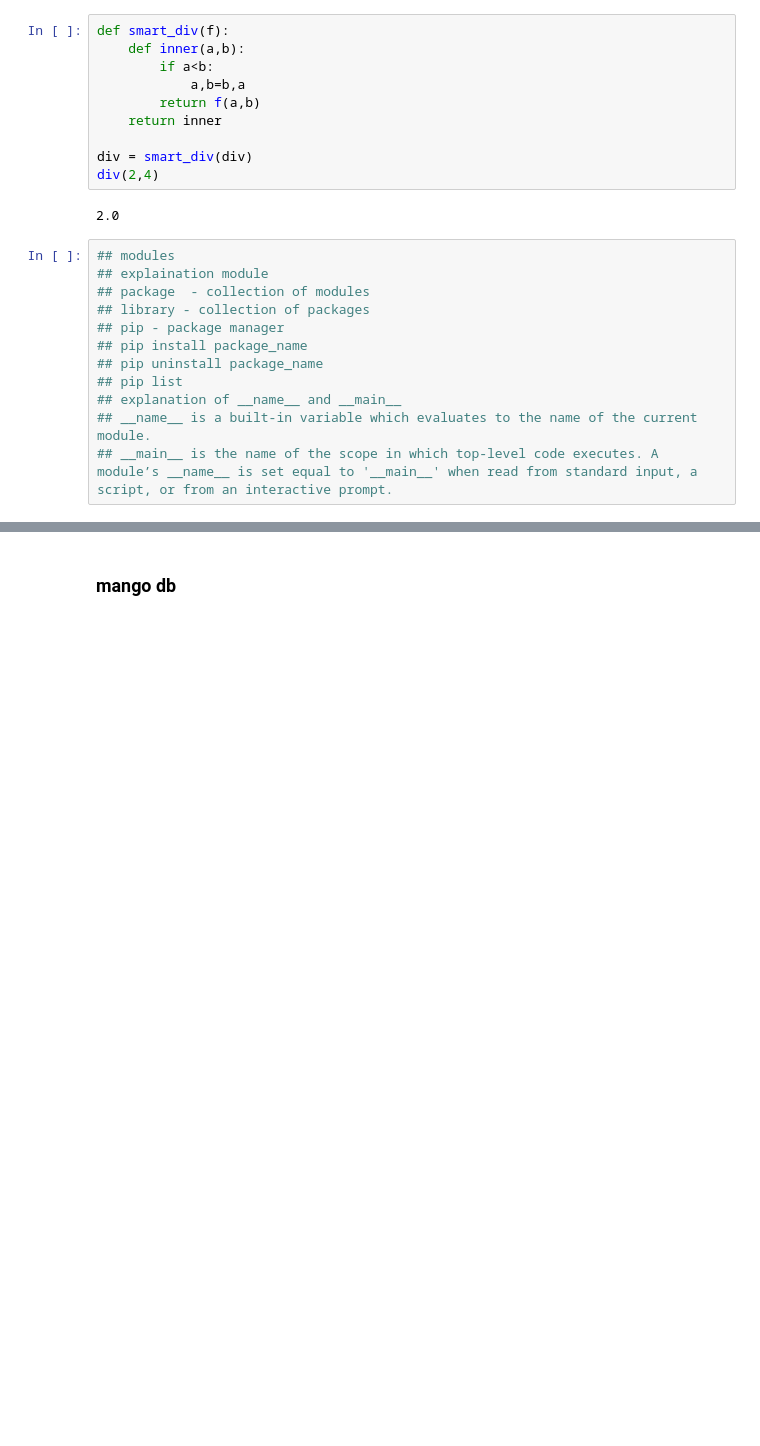
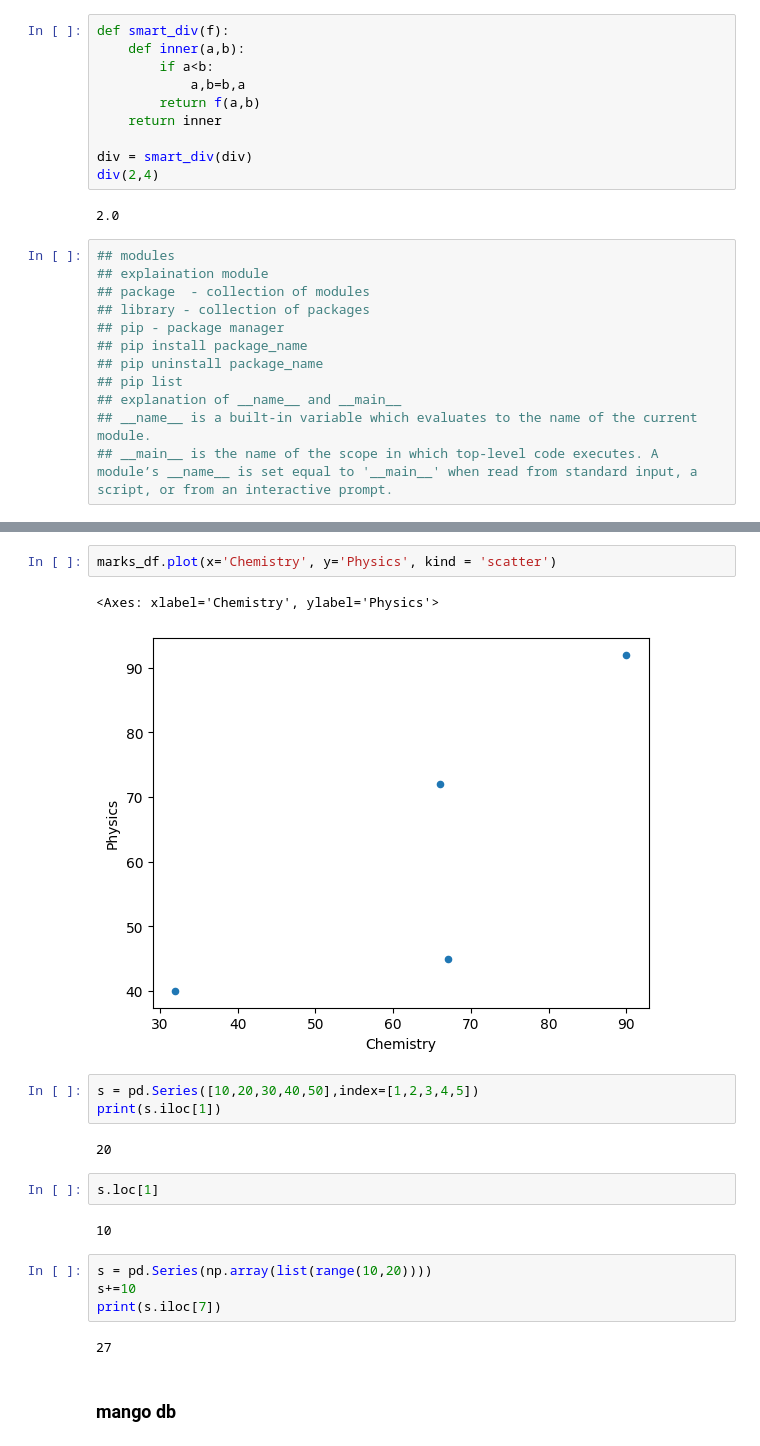
Before and after one commit to Nandeesh77/Deep_learning, a Jupyter notebook: prep.ipynb, the cells around one changed output, grey strips where cells are left out. Drawn from its saved outputs; the diff is of its cells as text; blank space fills up the shorter version.

```diff
--- a/prep.ipynb
+++ b/prep.ipynb
@@ -279,2 +1815,22 @@ div(2,4)
+# %%
+marks_df.plot(x='Chemistry', y='Physics', kind = 'scatter')
+# %% [output]
+<Axes: xlabel='Chemistry', ylabel='Physics'>
+[figure, added]
+# %%
+s = pd.Series([10,20,30,40,50],index=[1,2,3,4,5])
+print(s.iloc[1])
+# %% [output]
+20
+# %%
+s.loc[1]
+# %% [output]
+10
+# %%
+s = pd.Series(np.array(list(range(10,20))))
+s+=10
+print(s.iloc[7])
+# %% [output]
+27
 # %% [markdown]
 ### mango db
```
Also changed, not shown: parts of 159 cells of this notebook.
